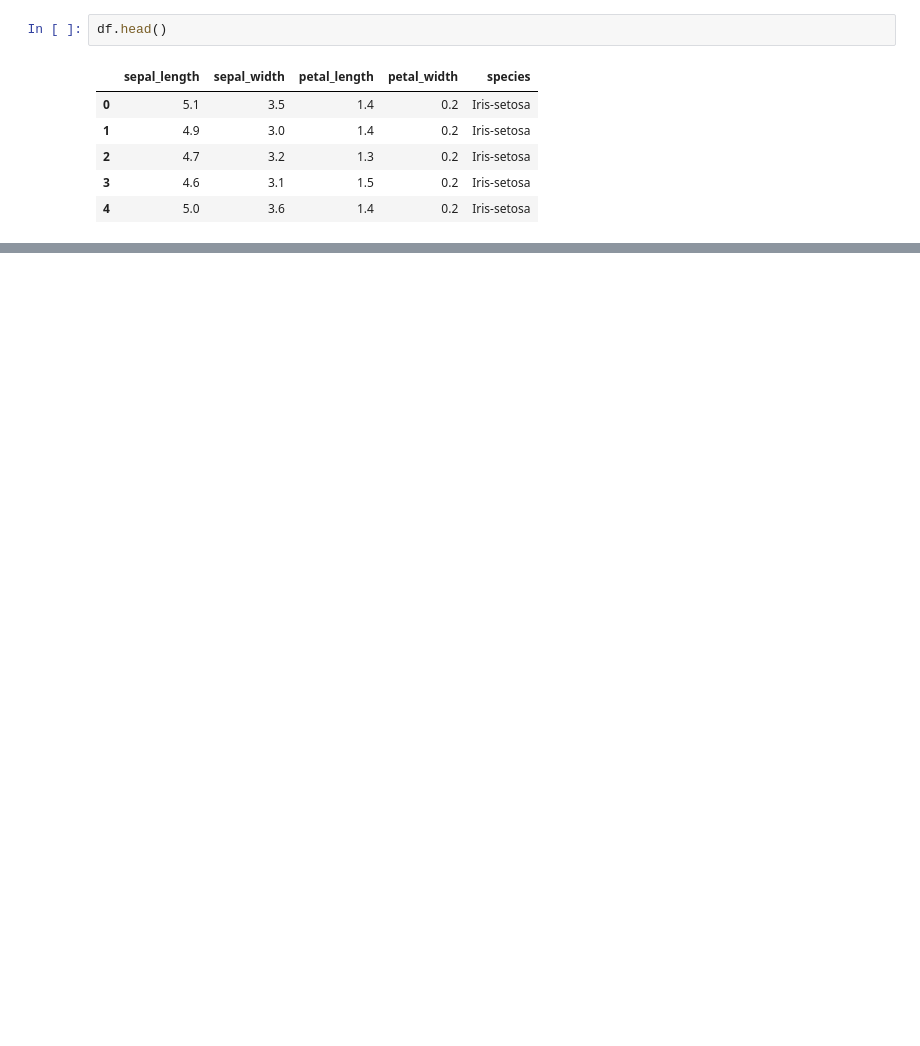
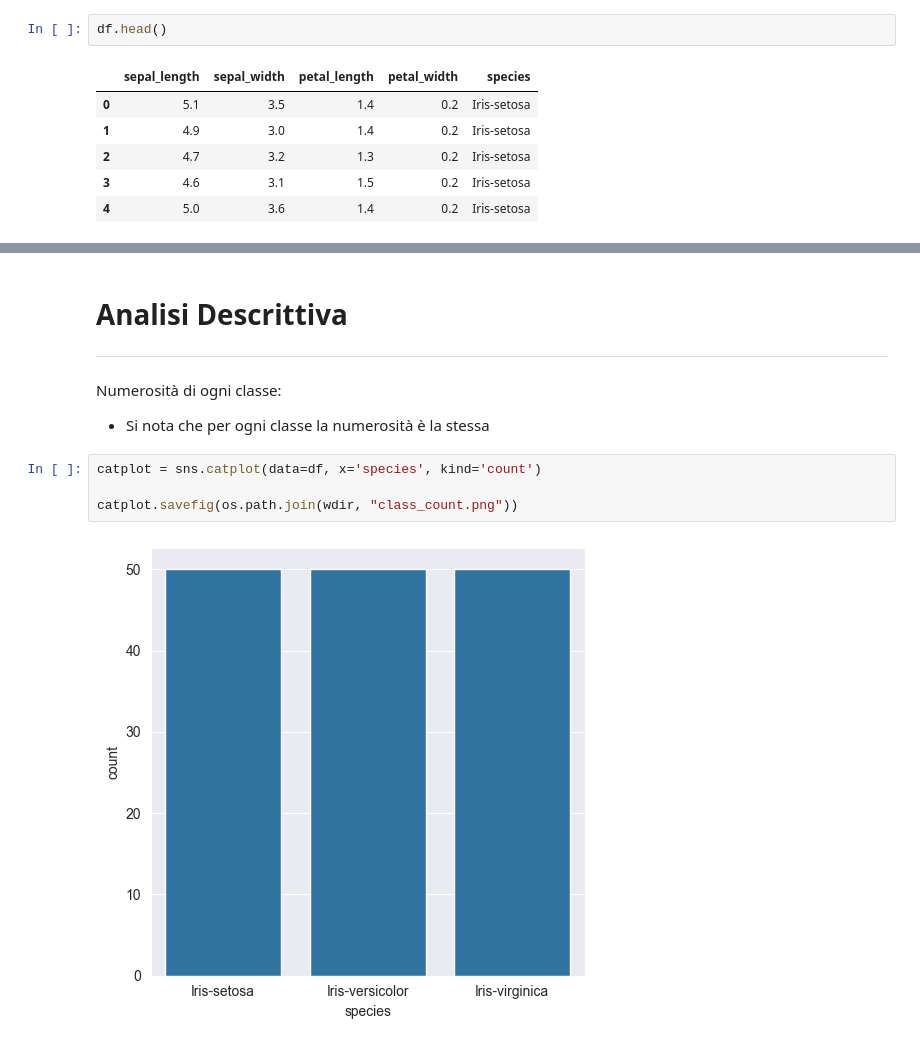
Before and after one commit to AleRaylee/DataFoundamentalsProject, a Jupyter notebook: fundamentals/Project_M.ipynb, the cells around one changed output, grey strips where cells are left out. Saved outputs shown, nothing was run; the diff lists cells and outputs as text; blank space fills up the shorter version.

Commit message:
Statistica Descrittiva
Grafici + considerazioni preliminari

```diff
--- a/fundamentals/Project_M.ipynb
+++ b/fundamentals/Project_M.ipynb
@@ -50,0 +68,12 @@ dtype: object
+# %% [markdown]
+# Analisi Descrittiva
+---
+# %% [markdown]
+Numerosità di ogni classe:
+* Si nota che per ogni classe la numerosità è la stessa
+# %%
+catplot = sns.catplot(data=df, x='species', kind='count')
+
+catplot.savefig(os.path.join(wdir, "class_count.png"))
+# %% [output]
+[figure, added]
```
Also changed, not shown: parts of 39 cells of this notebook, 9 other files.
